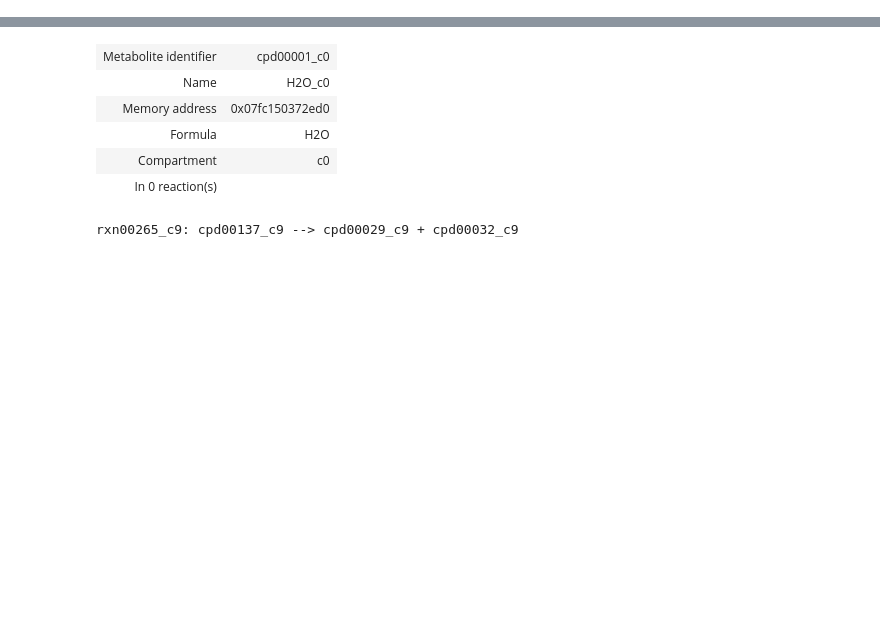
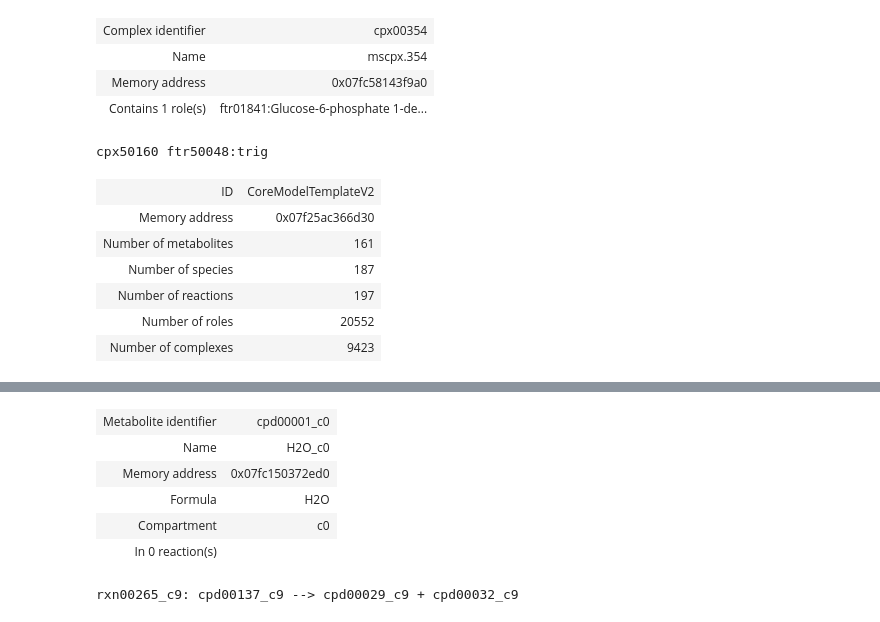
Before and after one commit to Fxe/cobrakbase, a Jupyter notebook: examples/ModelSEED/Template.ipynb, the cells around one changed output, grey strips where cells are left out. Cells and saved outputs as stored; diff of their text form; code cells hidden in the pictures; blank space fills up the shorter version.

```diff
--- a/examples/ModelSEED/Template.ipynb
+++ b/examples/ModelSEED/Template.ipynb
@@ -4,0 +8,2 @@ cobrakbase 0.2.7
+# %%
+kbase = cobrakbase.KBaseAPI()
@@ -4,0 +72,8 @@ cobrakbase 0.2.7
+# %%
+em = load_json_map('/home/fliu/workspace/jupyter/python3/modelseed-escher/examples/iMM904.Central carbon metabolism_June24.json')
+# %%
+for x in em.reactions:
+    if '__DASH__' in x['bigg_id']:
+        x['bigg_id'] = x['bigg_id'].replace('__DASH__', '_')
+    if x['bigg_id'].startswith('R-'):
+        x['bigg_id'] = x['bigg_id'][2:]
@@ -4,0 +129,2 @@ cobrakbase 0.2.7
+# %%
+template_core_json = kbase.get_object('CoreModelTemplateV3', 'NewKBaseModelTemplates')
@@ -4,0 +160,13 @@ cobrakbase 0.2.7
+# %%
+cpx
+# %% [output]
+| Complex identifier | cpx00354 |
+| Name | mscpx.354 |
+| Memory address | 0x07fc58143f9a0 |
+| Contains 1 role(s) | ftr01841:Glucose-6-phosphate 1-de... |
+# %%
+for cpx in template.complexes:
+    print(cpx.id, cpx)
+    break
+# %% [output]
+cpx50160 ftr50048:trig
@@ -4,0 +177,22 @@ cobrakbase 0.2.7
+# %%
+import copy
+%run ../../cobrakbase/core/kbasefba/newmodeltemplate.py
+%run ../../cobrakbase/core/kbasefba/newmodeltemplate_metabolite.py
+%run ../../cobrakbase/core/kbasefba/newmodeltemplate_complex.py
+%run ../../cobrakbase/core/kbasefba/newmodeltemplate_reaction.py
+template_dict = copy.deepcopy(template_core_json)
+template = NewModelTemplate(template_dict['id'])
+template.add_compounds(list(map(lambda x: NewModelTemplateCompound.from_dict(x), template_dict['compounds'])))
+template.add_comp_compounds(list(map(lambda x: NewModelTemplateCompCompound.from_dict(x), template_dict['compcompounds'])))
+template.add_roles(list(map(lambda x: NewModelTemplateRole.from_dict(x), template_dict['roles'])))
+template.add_complexes(list(map(lambda x: NewModelTemplateComplex.from_dict(x, template), template_dict['complexes'])))
+template.add_reactions(list(map(lambda x: NewModelTemplateReaction.from_dict(x, template), template_dict['reactions'])))
+template
+# %% [output]
+| ID | CoreModelTemplateV2 |
+| Memory address | 0x07f25ac366d30 |
+| Number of metabolites | 161 |
+| Number of species | 187 |
+| Number of reactions | 197 |
+| Number of roles | 20552 |
+| Number of complexes | 9423 |
```
Also changed, not shown: parts of 80 cells of this notebook, 22 other files.
